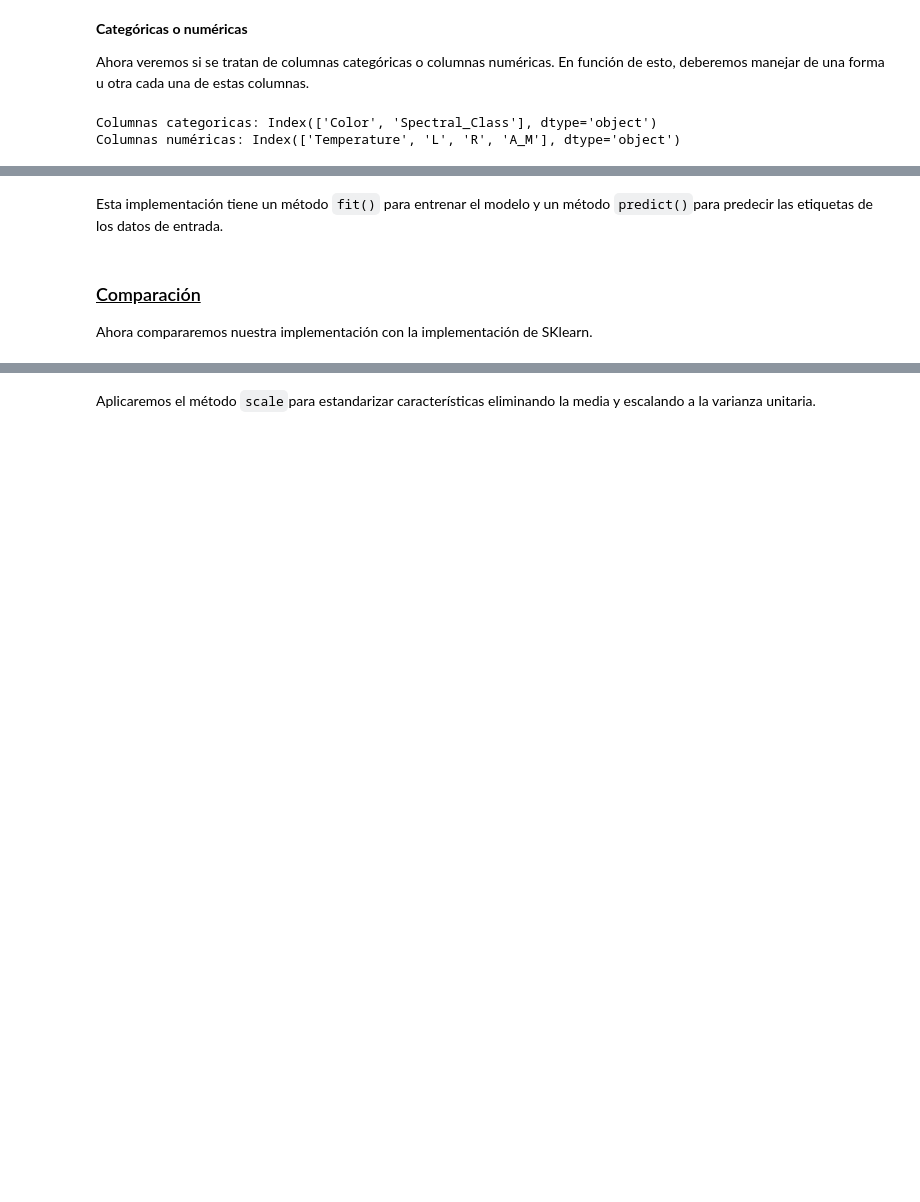
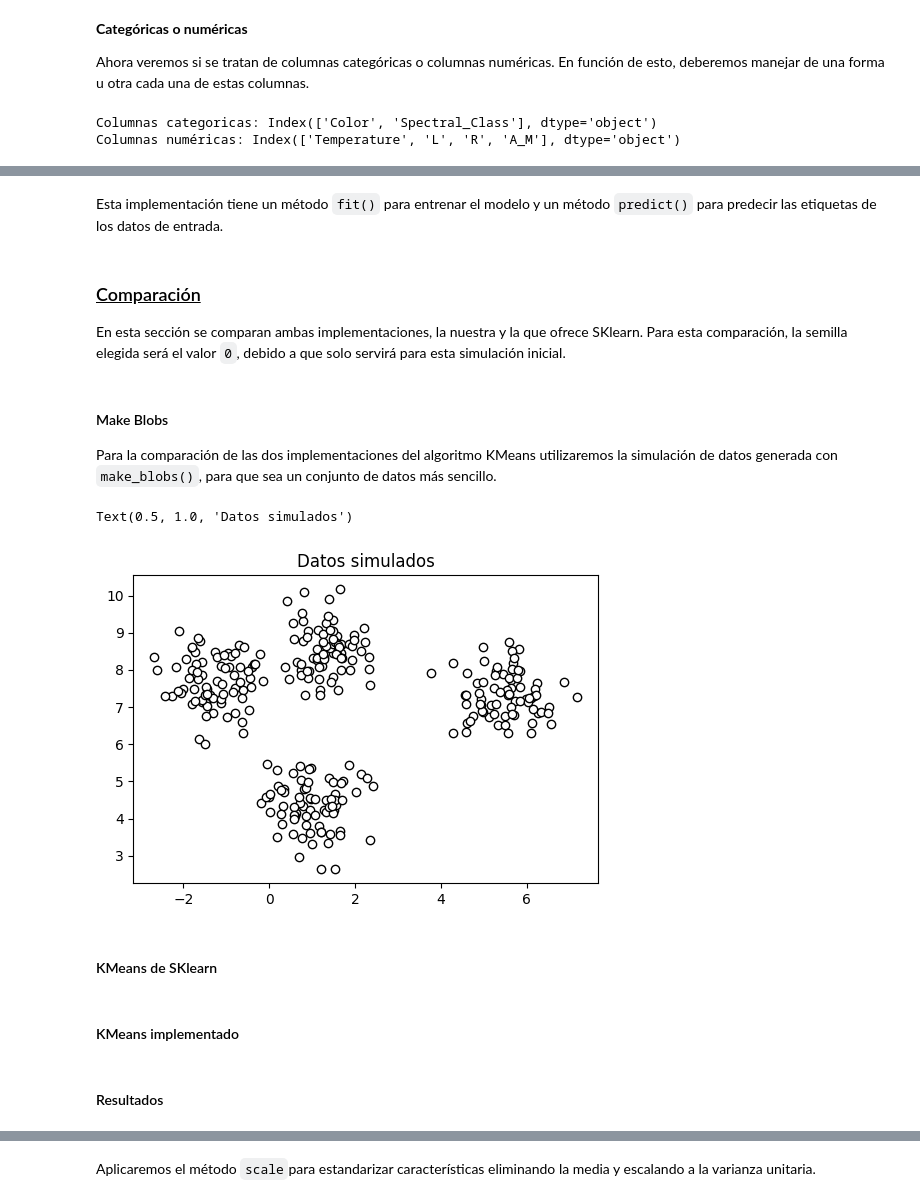
Before and after one commit to celiiaaa/Star_Classification_Clustering, a Jupyter notebook: main.ipynb, the cells around one changed output, grey strips where cells are left out. Saved outputs shown, nothing was run; the diff lists cells and outputs as text; code cells hidden in the pictures; blank space fills up the shorter version.

Commit message:
ahora si

```diff
--- a/main.ipynb
+++ b/main.ipynb
@@ -140,8 +139,4 @@ class MiKMeans:
         distances = np.linalg.norm(X[:, np.newaxis] - self.centroids, axis=2)
         return np.argmin(distances, axis=1)
 # %% [markdown]
-Esta implementación tiene un método `fit()` para entrenar el modelo y un método `predict()`para predecir las etiquetas de los datos de entrada.
+Esta implementación tiene un método `fit()` para entrenar el modelo y un método `predict()` para predecir las etiquetas de los datos de entrada.
-# %% [markdown]
-### <u>Comparación</u>
-
-Ahora compararemos nuestra implementación con la implementación de SKlearn.
@@ -159,0 +143,34 @@ preprocessor = (
+# %% [markdown]
+### <u>Comparación</u>
+
+En esta sección se comparan ambas implementaciones, la nuestra y la que ofrece SKlearn. Para esta comparación, la semilla elegida será el valor `0`, debido a que solo servirá para esta simulación inicial.
+# %% [markdown]
+#### Make Blobs
+
+Para la comparación de las dos implementaciones del algoritmo KMeans utilizaremos la simulación de datos generada  con `make_blobs()`, para que sea un conjunto de datos más sencillo.
+# %%
+# Simulación de datos
+X, y = make_blobs(
+    n_samples    = 300,
+    n_features   = 6,
+    centers      = 4,
+    cluster_std  = 0.60,
+    shuffle      = True,
+    random_state = 0
+)
+
+# Diagrama de dispersión
+fig, ax = plt.subplots(1, 1, figsize=(6, 4))
+ax.scatter(
+    x = X[:, 0],
+    y = X[:, 1],
+    c = 'white',
+    marker    = 'o',
+    edgecolor = 'black',
+)
+ax.set_title('Datos simulados')
+# %% [output]
+Text(0.5, 1.0, 'Datos simulados')
+[figure, added]
+# %% [markdown]
+#### KMeans de SKlearn
@@ -159,0 +195,2 @@ preprocessor = (
+# %% [markdown]
+#### KMeans implementado
@@ -159,0 +215,2 @@ preprocessor = (
+# %% [markdown]
+#### Resultados
```
Also changed, not shown: parts of 32 cells of this notebook.
